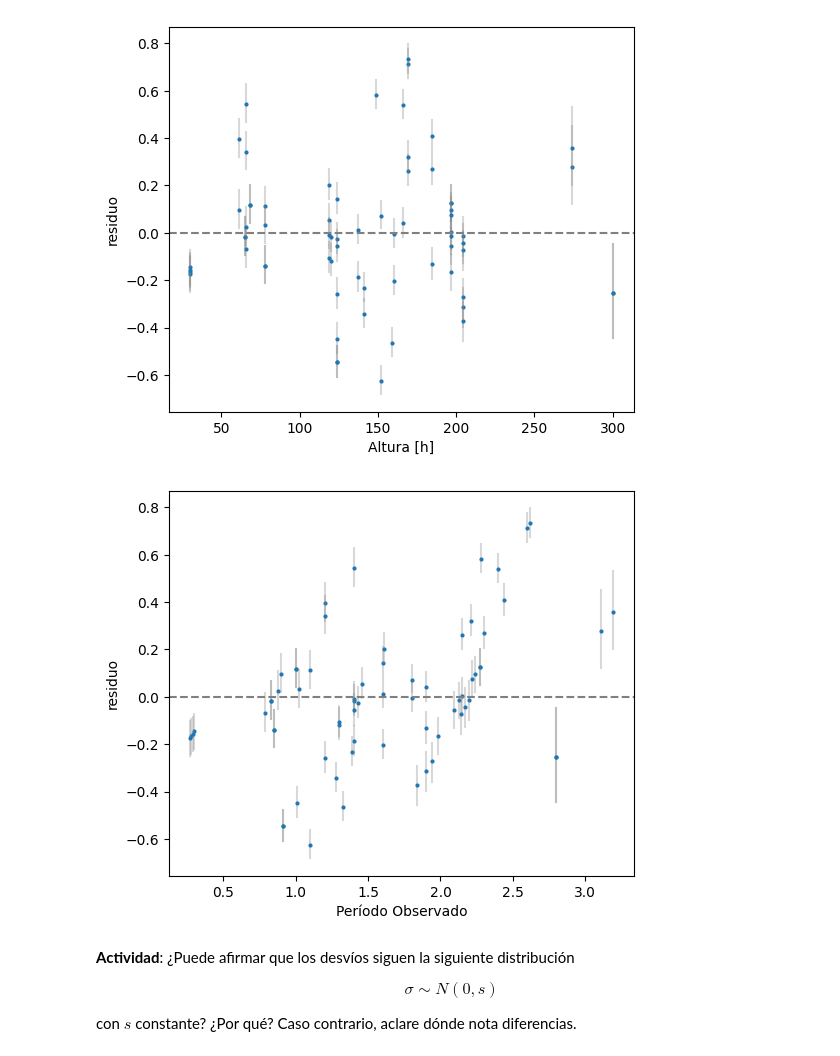
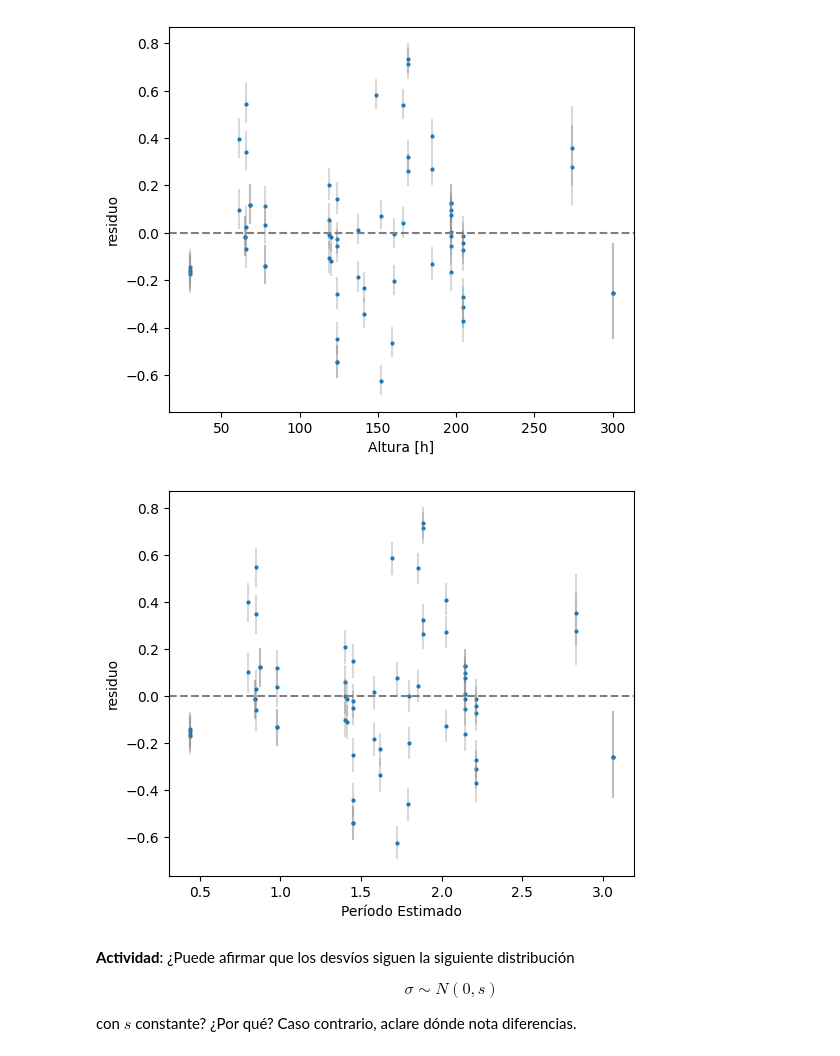
Before and after one commit to mbalbi/ciencia_de_datos, a Jupyter notebook: tps/actuales/ICDIC_TP3.ipynb, the cells around one changed output. Drawn from its saved outputs; the diff is of its cells as text; code cells hidden in the pictures.

```diff
--- a/tps/actuales/ICDIC_TP3.ipynb
+++ b/tps/actuales/ICDIC_TP3.ipynb
@@ -942,22 +942,22 @@ plt.show()
 # %%
 y_obs = ((df_chopra_red[(df_chopra_red['Structure']=='RC MRF')].dropna()).T_s).to_numpy()
 xx = ((df_chopra_red[(df_chopra_red['Structure']=='RC MRF')].dropna()).Height).to_numpy()
 
 fig, ax = plt.subplots( figsize=(6,5) )
 
 for i in range(len(xx)):
   mu_pred = np.exp(results_2.posterior["Intercept"].sel(chain=0,draw=slice(1,150)).values + results_2.posterior["log(Height)"].sel(chain=0,draw=slice(1,150)).values * np.log(xx[i]))
   residuals = y_obs[i] - mu_pred
   quantiles = np.quantile(residuals, 0.05), np.quantile(residuals, 0.95)
-  ax.plot( [y_obs[i],y_obs[i]], quantiles, color='gray', alpha=.3 )
-  ax.plot( y_obs[i], residuals.mean(), 'o', color='C0', markersize=2)
+  ax.plot( [mu_pred.mean(),mu_pred.mean()], quantiles, color='gray', alpha=.3 )
+  ax.plot( mu_pred.mean(), residuals.mean(), 'o', color='C0', markersize=2)
 
 ax.axhline( y=0, linestyle='--', color='gray', linewidth=1.5)
 ax.set_ylabel('residuo')
-ax.set_xlabel('Período Observado')
+ax.set_xlabel('Período Estimado')
 plt.show()
 # %% [output]
-[figure, old version]
+[figure, new version]
 # %% [markdown]
 **Actividad**: ¿Puede afirmar que los desvíos siguen la siguiente distribución
 
```
Also changed, not shown: parts of 1 cell of this notebook.
